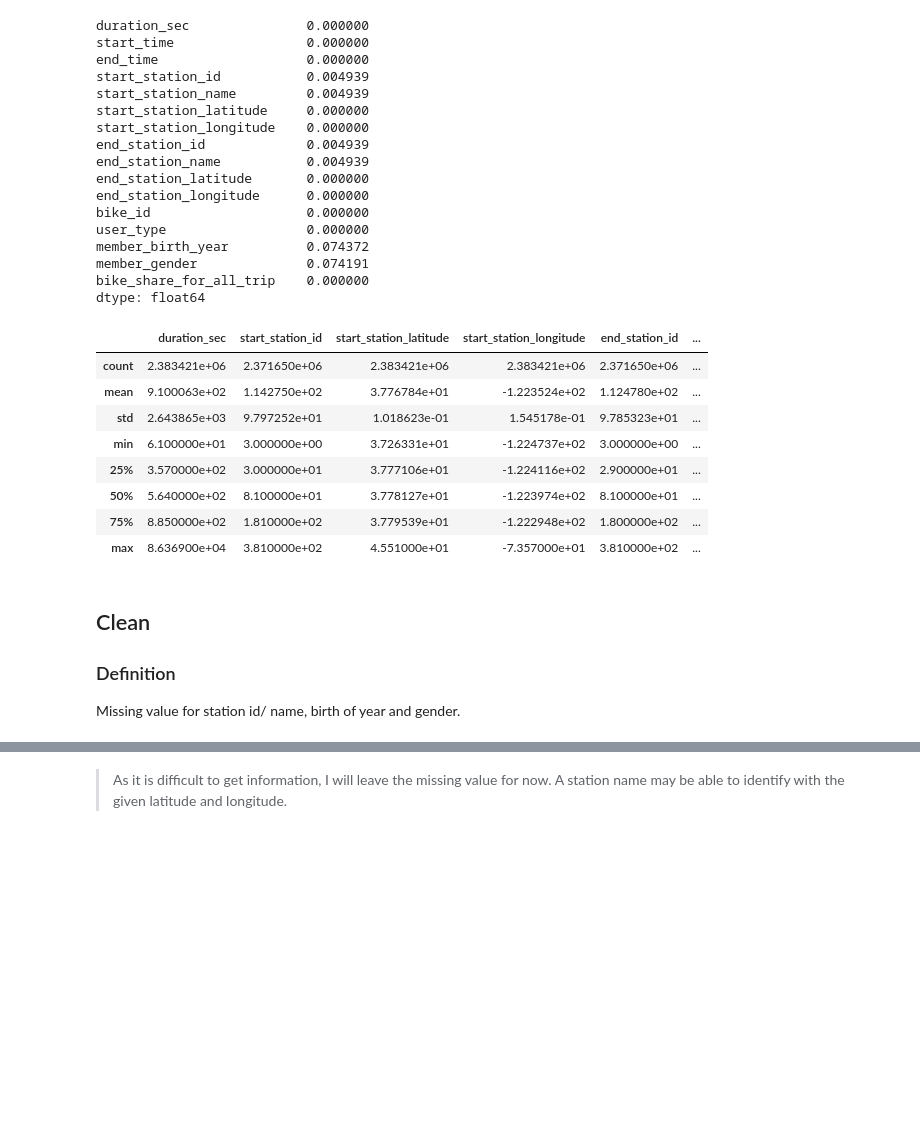
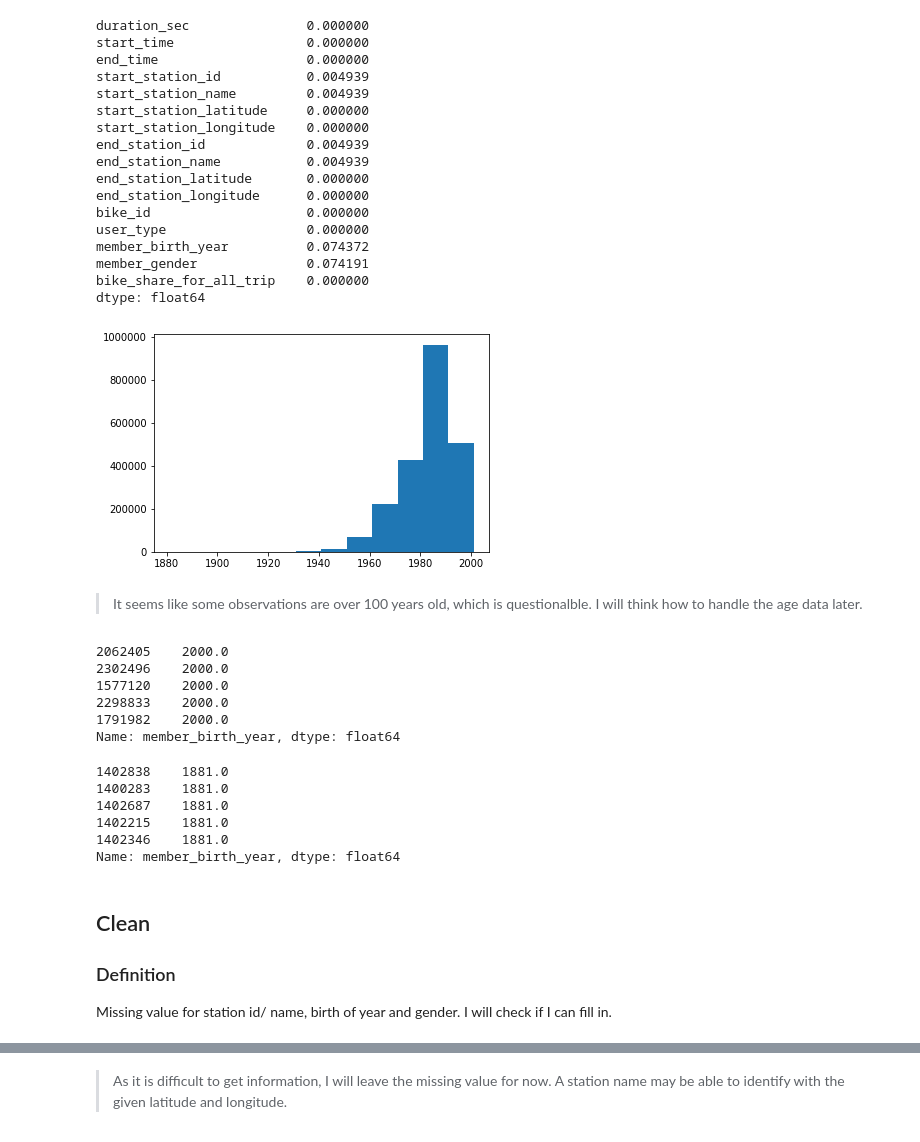
Before and after one commit to Subaru-Goto/Ford_Go_Bike, a Jupyter notebook: Ford_Gobike.ipynb, the cells around one changed output, grey strips where cells are left out. Drawn from its saved outputs; the diff is of its cells as text; code cells hidden in the pictures; blank space fills up the shorter version.

```diff
--- a/Ford_Gobike.ipynb
+++ b/Ford_Gobike.ipynb
@@ -263,24 +262,39 @@ member_birth_year          0.074372
 member_gender              0.074191
 bike_share_for_all_trip    0.000000
 dtype: float64
-# %%
-# check summary statistic
-df_all.describe()
-# %% [output]
-|  | duration_sec | start_station_id | start_station_latitude | start_station_longitude | end_station_id | ... |
-| count | 2.383421e+06 | 2.371650e+06 | 2.383421e+06 | 2.383421e+06 | 2.371650e+06 | ... |
-| mean | 9.100063e+02 | 1.142750e+02 | 3.776784e+01 | -1.223524e+02 | 1.124780e+02 | ... |
-| std | 2.643865e+03 | 9.797252e+01 | 1.018623e-01 | 1.545178e-01 | 9.785323e+01 | ... |
-| min | 6.100000e+01 | 3.000000e+00 | 3.726331e+01 | -1.224737e+02 | 3.000000e+00 | ... |
-| 25% | 3.570000e+02 | 3.000000e+01 | 3.777106e+01 | -1.224116e+02 | 2.900000e+01 | ... |
-| 50% | 5.640000e+02 | 8.100000e+01 | 3.778127e+01 | -1.223974e+02 | 8.100000e+01 | ... |
-| 75% | 8.850000e+02 | 1.810000e+02 | 3.779539e+01 | -1.222948e+02 | 1.800000e+02 | ... |
-| max | 8.636900e+04 | 3.810000e+02 | 4.551000e+01 | -7.357000e+01 | 3.810000e+02 | ... |
+# %%
+# check hist for any outliers or possible error
+bins_edge = np.arange(df_all.member_birth_year.min(), df_all.member_birth_year.max() + 10, 10)
+plt.hist(data = df_all, x = "member_birth_year", bins = bins_edge);
+# %% [output]
+[figure, added]
+# %% [markdown]
+> It seems like some observations are over 100 years old, which is questionalble. I will think how to handle the age data later.
+# %%
+# check youngest
+df_all.member_birth_year.sort_values(ascending = False).head()
+# %% [output]
+2062405    2000.0
+2302496    2000.0
+1577120    2000.0
+2298833    2000.0
+1791982    2000.0
+Name: member_birth_year, dtype: float64
+# %%
+# check oldest
+df_all.member_birth_year.sort_values(ascending = True).head()
+# %% [output]
+1402838    1881.0
+1400283    1881.0
+1402687    1881.0
+1402215    1881.0
+1402346    1881.0
+Name: member_birth_year, dtype: float64
 # %% [markdown]
 ## Clean
 
 ### Definition
-Missing value for station id/ name, birth of year and gender.
+Missing value for station id/ name, birth of year and gender. I will check if I can fill in.
 # %%
 # check missing values
 df_all[df_all.isnull().any(axis = 1)].sample(10)
```
Also changed, not shown: parts of 22 cells of this notebook.
